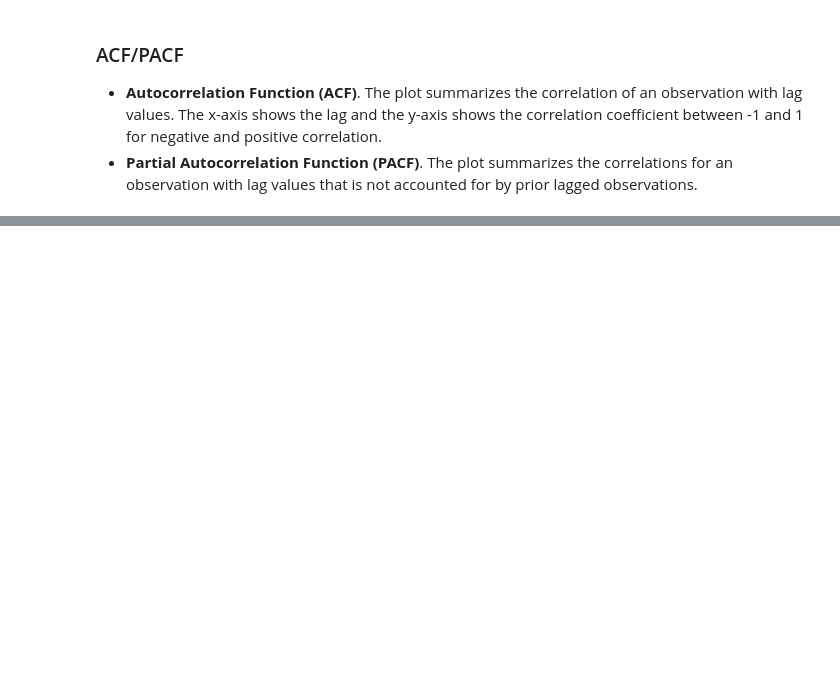
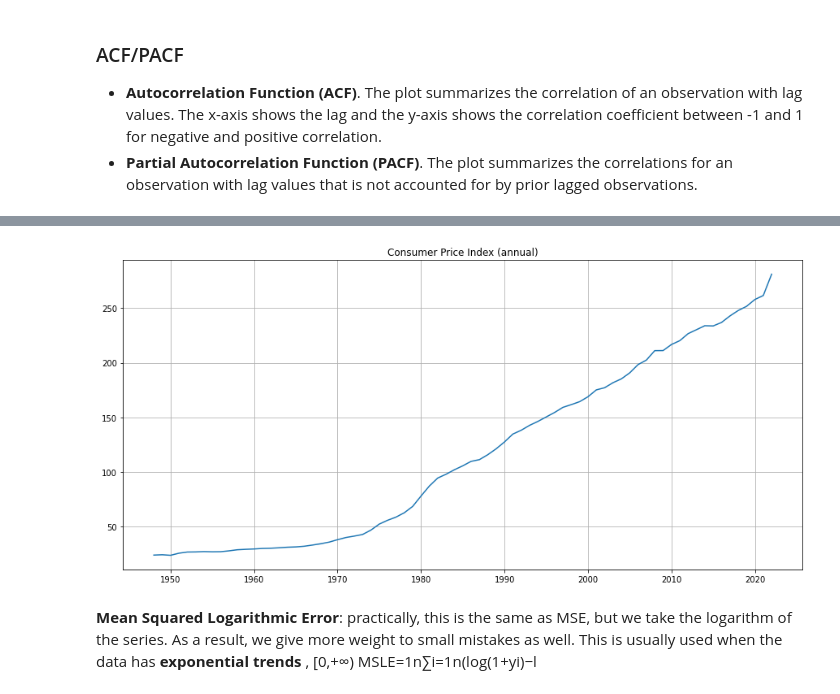
Before and after one commit to techthumb1/bls_project, a Jupyter notebook: notebooks/grid-search-double-exp-smooth.ipynb, the cells around one changed output, grey strips where cells are left out. Cells and saved outputs as stored; diff of their text form; code cells hidden in the pictures; blank space fills up the shorter version.

```diff
--- a/notebooks/grid-search-double-exp-smooth.ipynb
+++ b/notebooks/grid-search-double-exp-smooth.ipynb
@@ -357,0 +203,3 @@ AttributeError: Can't get attribute 'score_model' on <module '__main__' (built-i
+# %%
+cpi_u = pd.read_csv('/Users/jasonrobinson/Documents/Projects/bls_project/data_2/SeriesReport-cpi-all-u-notadj.48.csv',index_col=['Year'], parse_dates=['Year'])
+cpi_w = pd.read_csv('/Users/jasonrobinson/Documents/Projects/bls_project/data_2/SeriesReport-cpi-urbwage-notadj.48.csv', index_col=['Year'], parse_dates=['Year'])
@@ -357,0 +216,12 @@ AttributeError: Can't get attribute 'score_model' on <module '__main__' (built-i
+# %%
+plt.figure(figsize=(15, 7))
+plt.plot(cpi_u.Jan)
+plt.title('Consumer Price Index (annual)')
+plt.grid(True)
+plt.show()
+# %% [output]
+[figure, added]
+# %% [markdown]
+**Mean Squared Logarithmic Error**: practically, this is the same as MSE, but we take the logarithm of the series. As a result, we give more weight to small mistakes as well. This is usually used when the data has **exponential trends**
+, [0,+∞)
+MSLE=1n∑i=1n(log(1+yi)−l
```
Also changed, not shown: parts of 54 cells of this notebook, 1 other file.
